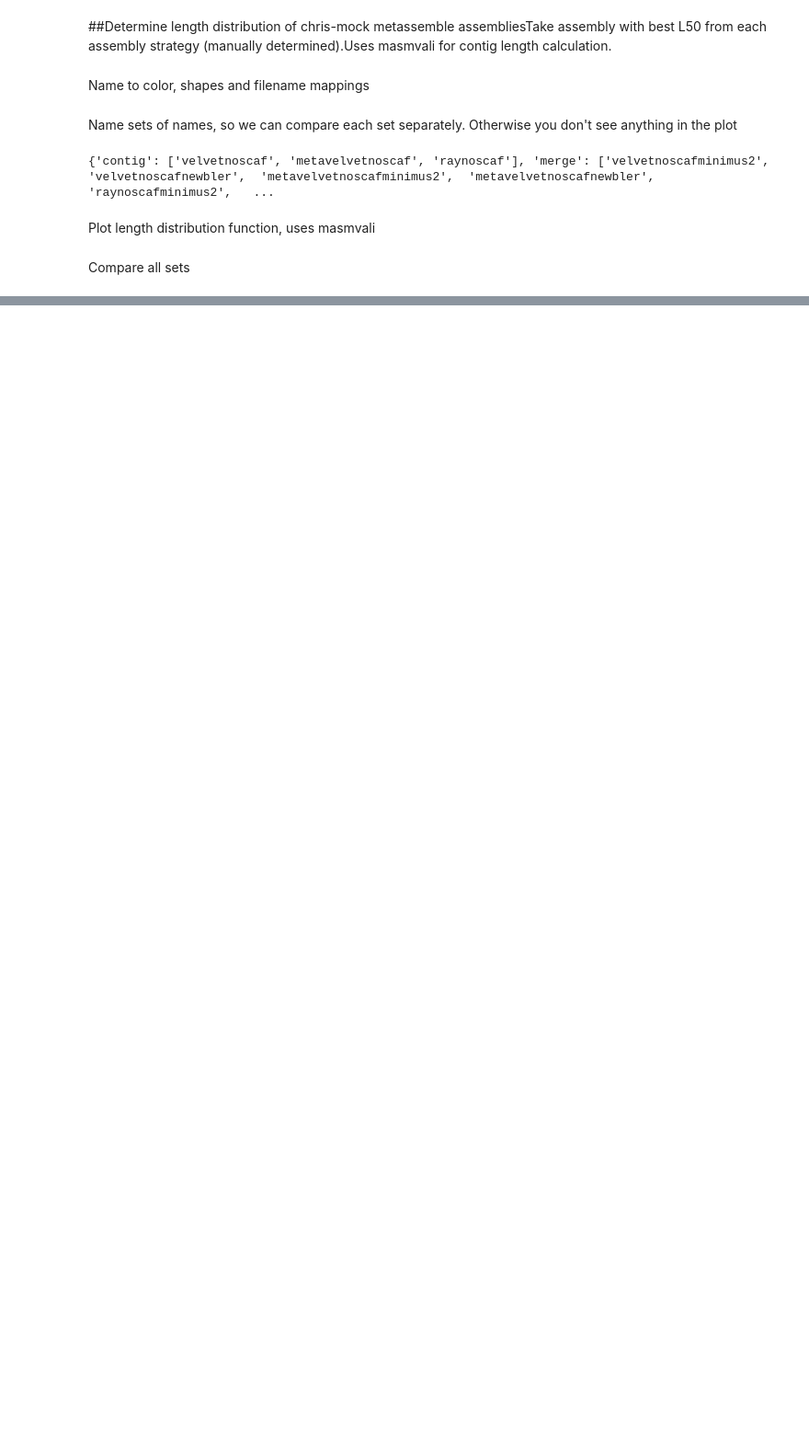
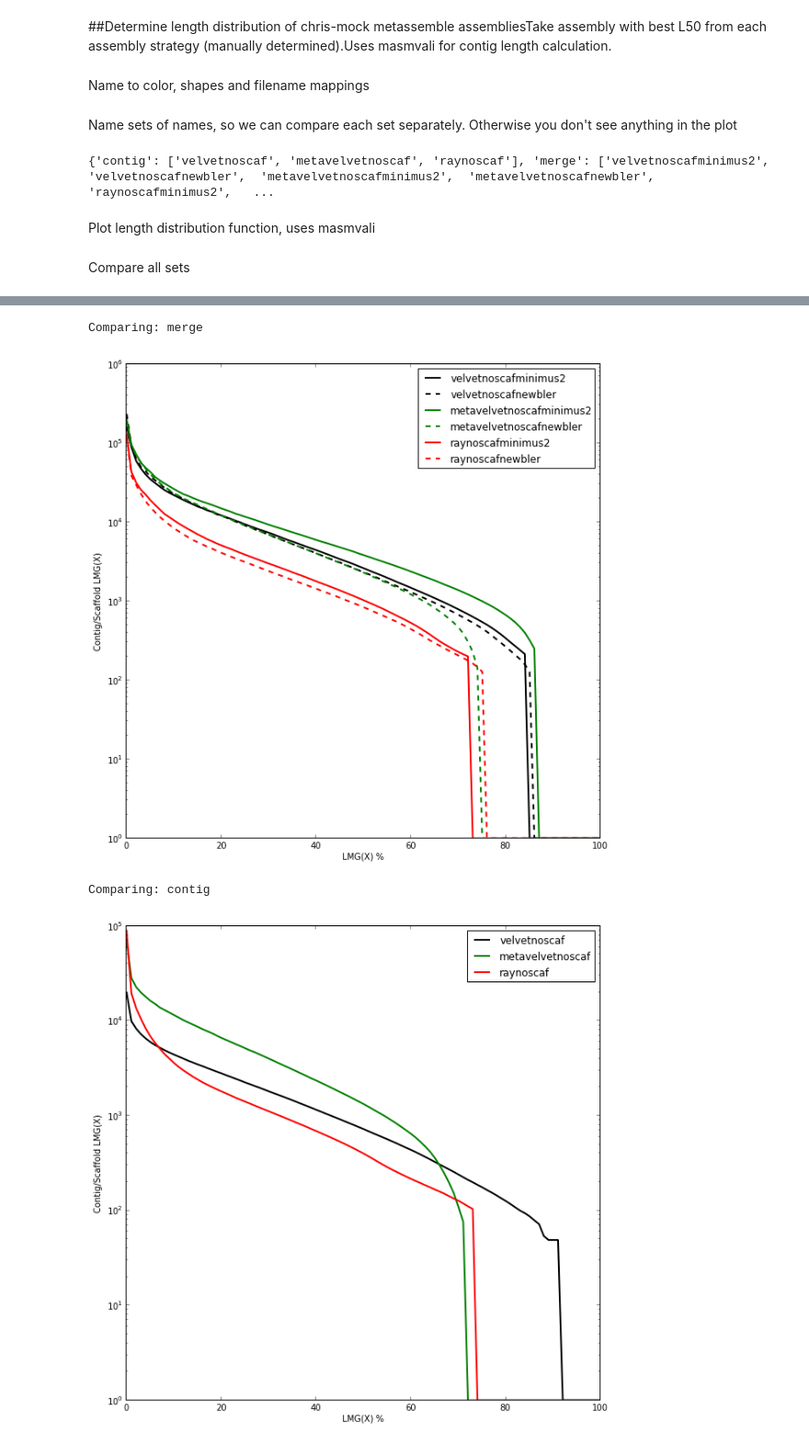
Before and after one commit to inodb/notebooks, a Jupyter notebook: chris-mock-masmvali-length.ipynb, the cells around one changed output, grey strips where cells are left out. Shown at 92% size. Saved outputs shown, nothing was run; the diff lists cells and outputs as text; code cells hidden in the pictures; blank space fills up the shorter version.

```diff
--- a/chris-mock-masmvali-length.ipynb
+++ b/chris-mock-masmvali-length.ipynb
@@ -42,0 +53,2 @@ Comparing: scaf
+# %%
+def plot_length_asmbla2(assemblies, names, colors, linestyles, mg_ref_len=195000000):    ax = subplot(1,1,1)    lmg_prc = arange(0,101,1)    lmg_len = arange(0,101,1)        for i, asm in enumerate(assemblies):        contigs = assembly.ContigDict()        contigs.parse_fasta_lengths(asm)        contiglens = [c.length for c in contigs.itervalues()]        contiglens.sort()        contiglens.reverse()        cla = np.array(contiglens)        clcsa = cumsum(cla)            for j in xrange(len(lmg_prc)):            v = cla[where(clcsa >= (lmg_prc[j] * mg_ref_len / 100))]            # if 0 is used instead of 1, the plot doesn't plot the point            lmg_len[j] = v[0] if v.any() else 1        plot(lmg_prc, lmg_len, color=colors[i], label=names[i], linestyle=linestyles[i], linewidth=2.0)    # Labels    plt.xlabel('LMG(X) %')    plt.ylabel('Contig/Scaffold LMG(X)')    # Legend    handles, labels = ax.get_legend_handles_labels()    ax.legend(handles, labels)    ax.set_yscale('log')
@@ -42,0 +57,7 @@ Comparing: scaf
+# %%
+for k in asm_sets:    print "Comparing: " + k    plot_length_asmbla2([filesd["Sample_50ng_even"][name] for name in asm_sets[k]], asm_sets[k], [colord[name] for name in asm_sets[k]], [shapesd[name] for name in asm_sets[k]])    plt.show()
+# %% [output]
+Comparing: merge
+[figure, added]
+Comparing: contig
+[figure, added]
```
Also changed, not shown: parts of 14 cells of this notebook, 1 other file.
